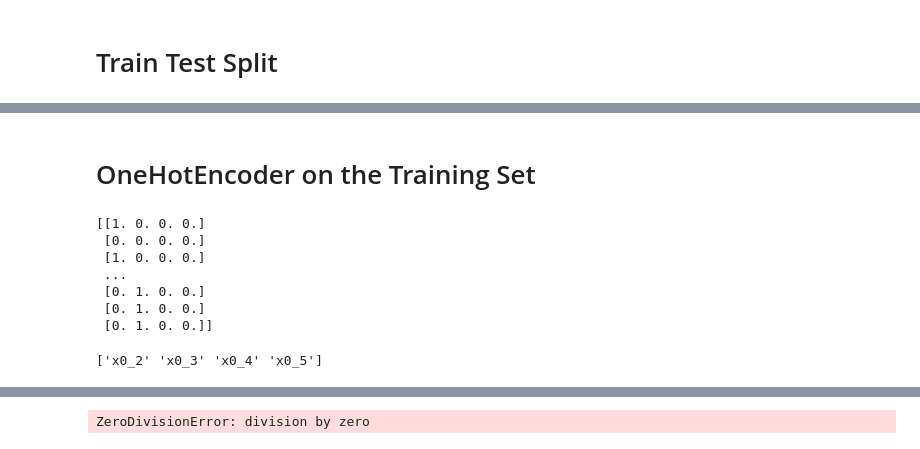
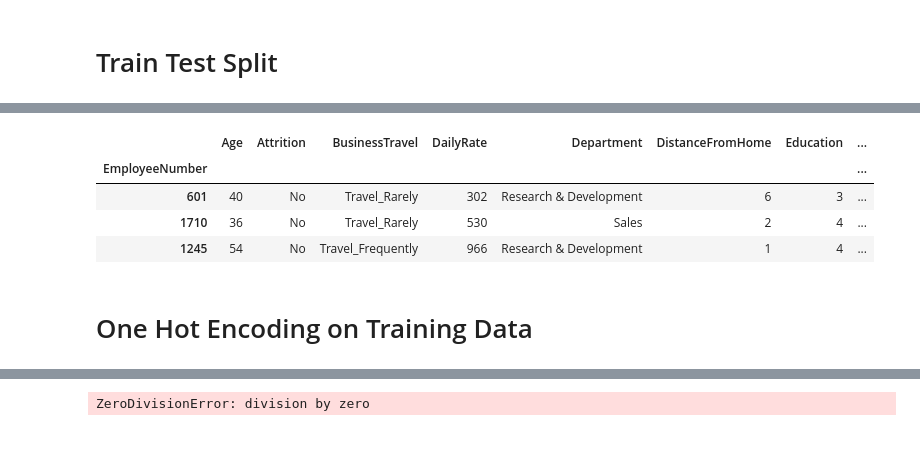
Before and after one commit to dlma1234/datascience_casestudies, a Jupyter notebook: hr_analytics/HR_Attrition_Analysis.ipynb, the cells around one changed output, grey strips where cells are left out. Saved outputs shown, nothing was run; the diff lists cells and outputs as text; code cells hidden in the pictures.

```diff
--- a/hr_analytics/HR_Attrition_Analysis.ipynb
+++ b/hr_analytics/HR_Attrition_Analysis.ipynb
@@ -134,2 +225,10 @@ educ_labels = educ_LE.fit_transform
+# %%
+hr_df.loc[[601, 1710, 1245], :]
+# %% [output]
+|  | Age | Attrition | BusinessTravel | DailyRate | Department | DistanceFromHome | Education | ... |
+| EmployeeNumber |  |  |  |  |  |  |  | ... |
+| 601 | 40 | No | Travel_Rarely | 302 | Research & Development | 6 | 3 | ... |
+| 1710 | 36 | No | Travel_Rarely | 530 | Sales | 2 | 4 | ... |
+| 1245 | 54 | No | Travel_Frequently | 966 | Research & Development | 1 | 4 | ... |
 # %% [markdown]
-# OneHotEncoder on the Training Set
+# One Hot Encoding on Training Data
@@ -138,15 +234,0 @@ education_OHE = OneHotEncoder(drop='first')
-# %%
-education_arr = education_OHE.fit_transform(hr_df[['Education']]).toarray()
-print(education_arr)
-# %% [output]
-[[1. 0. 0. 0.]
- [0. 0. 0. 0.]
- [1. 0. 0. 0.]
- ...
- [0. 1. 0. 0.]
- [0. 1. 0. 0.]
- [0. 1. 0. 0.]]
-# %%
-print(education_OHE.get_feature_names())
-# %% [output]
-['x0_2' 'x0_3' 'x0_4' 'x0_5']
```
Also changed, not shown: parts of 23 cells of this notebook.
